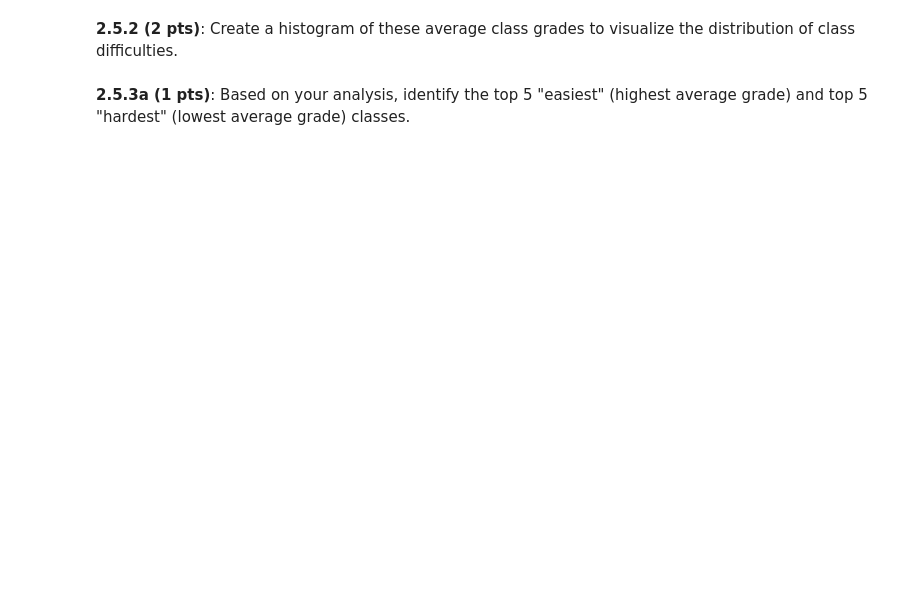
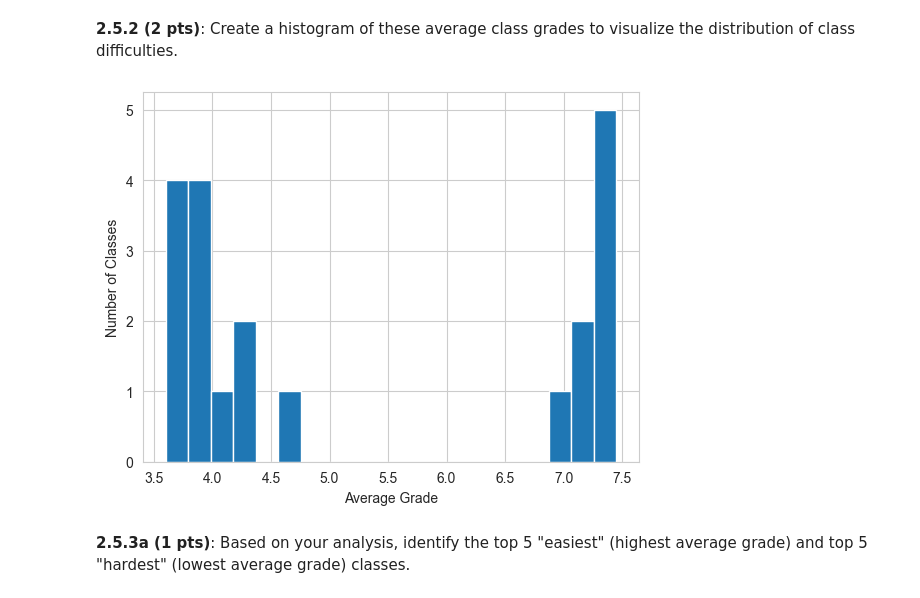
Before and after one commit to tosigame/ADA2025, a Jupyter notebook: res_homework/02_PROJECT_CHEATING_SCANDAL/2025_HW2.ipynb, the cells around one changed output. Saved outputs shown, nothing was run; the diff lists cells and outputs as text; code cells hidden in the pictures; blank space fills up the shorter version.

```diff
--- a/res_homework/02_PROJECT_CHEATING_SCANDAL/2025_HW2.ipynb
+++ b/res_homework/02_PROJECT_CHEATING_SCANDAL/2025_HW2.ipynb
@@ -464,3 +488,6 @@ An alternative hypothesis is that the issue isn't the exam format itself, but th
 **2.5.1 (1 pts)**: Calculate the overall average grade for each unique class_id. Additionally, sort the class_id based on their average grades in ascending (increasing) order and print them which will be used for grading.
 # %%
 ### YOUR CODE BELOW (THE **OUTPUT** OF THIS CELL WILL BE USED FOR EVALUATION) ###
+grade_averages_df = df.groupby("class_id")['grade'].mean().sort_values(ascending=True)
+for class_id, grade in grade_averages_df.items():
+    print(f"Class : {class_id}, Grade: {grade}")
@@ -468,6 +516,13 @@ An alternative hypothesis is that the issue isn't the exam format itself, but th
 **2.5.2 (2 pts)**: Create a histogram of these average class grades to visualize the distribution of class difficulties.
 # %%
 ### YOUR CODE BELOW (THE **OUTPUT** OF THIS CELL WILL BE USED FOR EVALUATION) ###
+grade_averages_df.hist(bins=20)
+plt.title("Average Grades of Classes")
+plt.xlabel("Average Grade")
+plt.ylabel("Number of Classes")
+plt.show()
+# %% [output]
+[figure, added]
 # %% [markdown]
 **2.5.3a (1 pts)**: Based on your analysis, identify the top 5 "easiest" (highest average grade) and top 5 "hardest" (lowest average grade) classes.
 # %%
```
Also changed, not shown: parts of 5 cells of this notebook.
